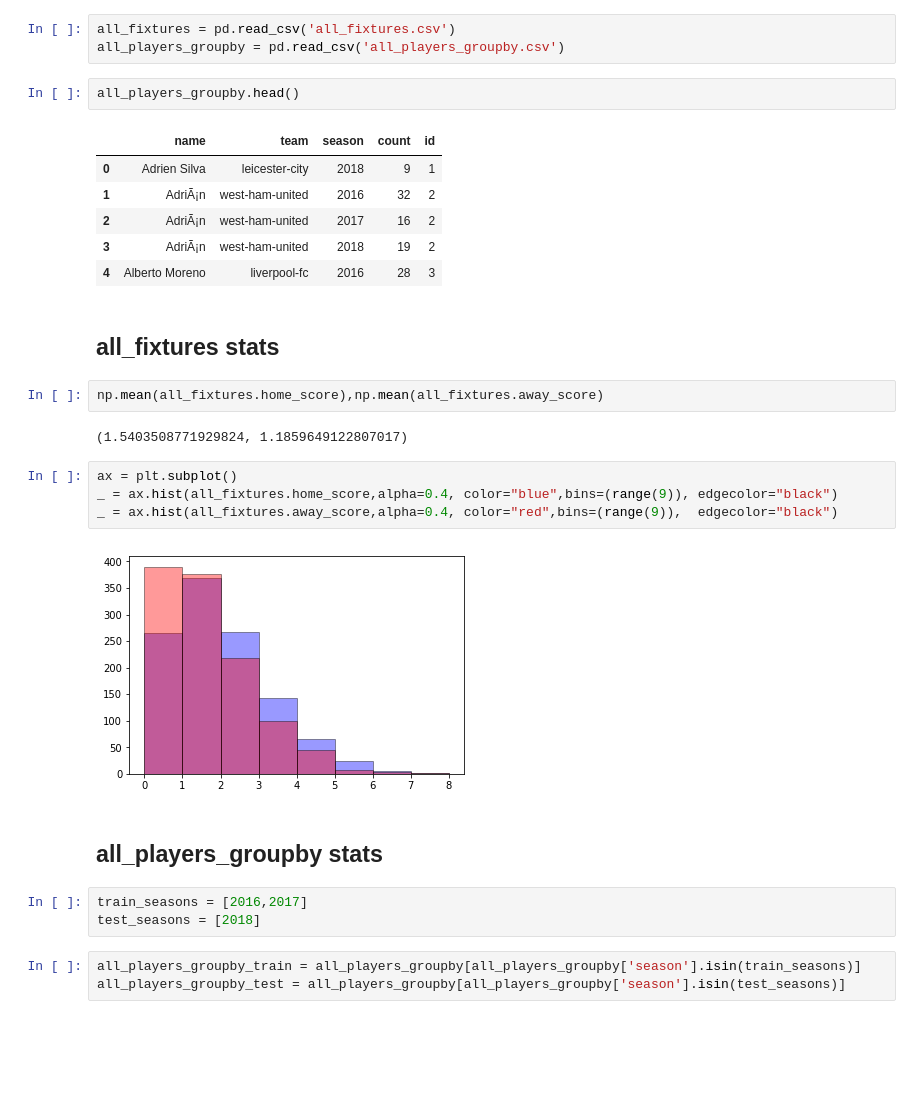
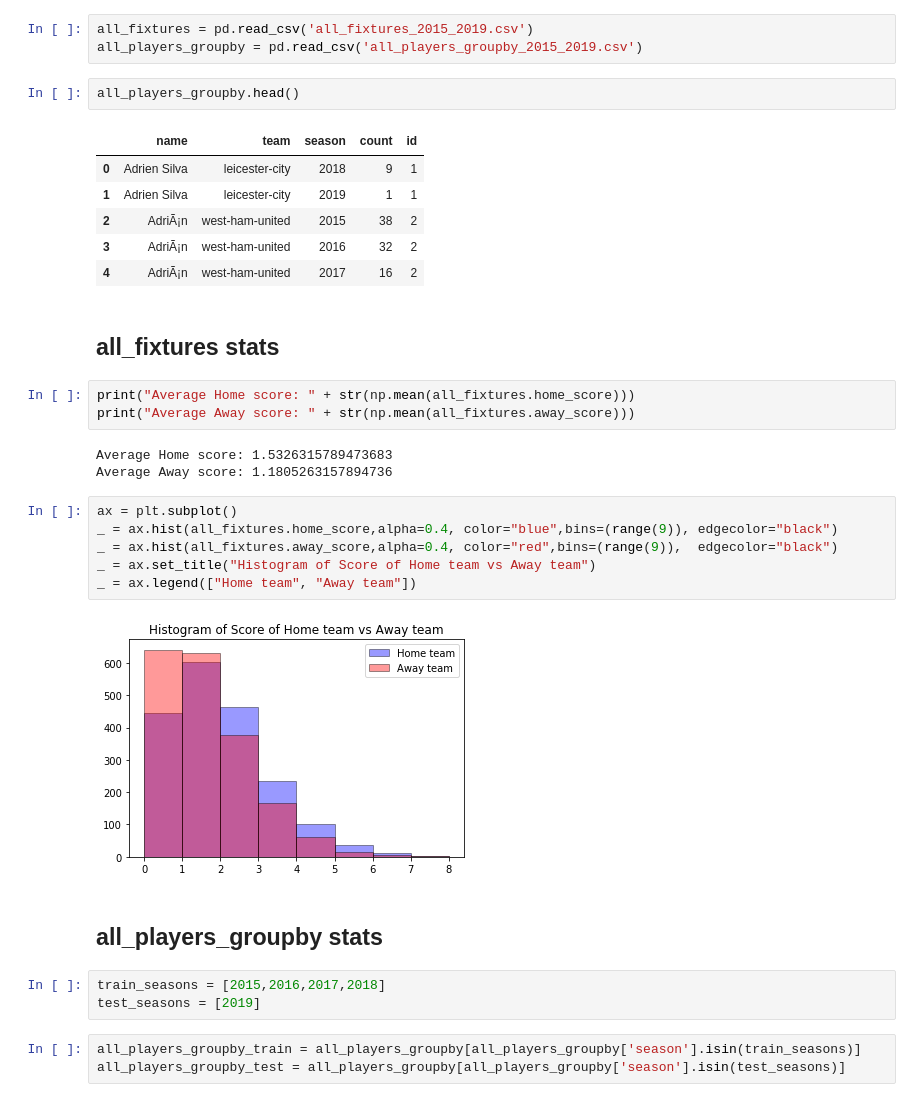
Before and after one commit to yoavtalmi/premier_embedded, a Jupyter notebook: premier_embedded_py.ipynb, the cells around one changed output. Drawn from its saved outputs; the diff is of its cells as text; blank space fills up the shorter version.

Commit message:
the weight of players are trainable, mae loss, option to predict home points, add 2015 and 2019 data

```diff
--- a/premier_embedded_py.ipynb
+++ b/premier_embedded_py.ipynb
@@ -14,32 +13,36 @@ Using TensorFlow backend.
 # %%
-all_fixtures = pd.read_csv('all_fixtures.csv')
-all_players_groupby = pd.read_csv('all_players_groupby.csv')
+all_fixtures = pd.read_csv('all_fixtures_2015_2019.csv')
+all_players_groupby = pd.read_csv('all_players_groupby_2015_2019.csv')
 # %%
 all_players_groupby.head()
 # %% [output]
 |  | name | team | season | count | id |
 | 0 | Adrien Silva | leicester-city | 2018 | 9 | 1 |
-| 1 | AdriÃ¡n | west-ham-united | 2016 | 32 | 2 |
-| 2 | AdriÃ¡n | west-ham-united | 2017 | 16 | 2 |
-| 3 | AdriÃ¡n | west-ham-united | 2018 | 19 | 2 |
-| 4 | Alberto Moreno | liverpool-fc | 2016 | 28 | 3 |
+| 1 | Adrien Silva | leicester-city | 2019 | 1 | 1 |
+| 2 | AdriÃ¡n | west-ham-united | 2015 | 38 | 2 |
+| 3 | AdriÃ¡n | west-ham-united | 2016 | 32 | 2 |
+| 4 | AdriÃ¡n | west-ham-united | 2017 | 16 | 2 |
 # %% [markdown]
 ## all_fixtures stats
 # %%
-np.mean(all_fixtures.home_score),np.mean(all_fixtures.away_score)
+print("Average Home score: " + str(np.mean(all_fixtures.home_score)))
+print("Average Away score: " + str(np.mean(all_fixtures.away_score)))
 # %% [output]
-(1.5403508771929824, 1.1859649122807017)
+Average Home score: 1.5326315789473683
+Average Away score: 1.1805263157894736
 # %%
 ax = plt.subplot()
 _ = ax.hist(all_fixtures.home_score,alpha=0.4, color="blue",bins=(range(9)), edgecolor="black")
 _ = ax.hist(all_fixtures.away_score,alpha=0.4, color="red",bins=(range(9)),  edgecolor="black")
+_ = ax.set_title("Histogram of Score of Home team vs Away team")
+_ = ax.legend(["Home team", "Away team"])
 # %% [output]
-[figure, old version]
+[figure, new version]
 # %% [markdown]
 ## all_players_groupby stats
 # %%
-train_seasons = [2016,2017]
-test_seasons = [2018]
+train_seasons = [2015,2016,2017,2018]
+test_seasons = [2019]
 # %%
 all_players_groupby_train = all_players_groupby[all_players_groupby['season'].isin(train_seasons)]
 all_players_groupby_test = all_players_groupby[all_players_groupby['season'].isin(test_seasons)]
```
Also changed, not shown: parts of 56 cells of this notebook, 3 other files.
